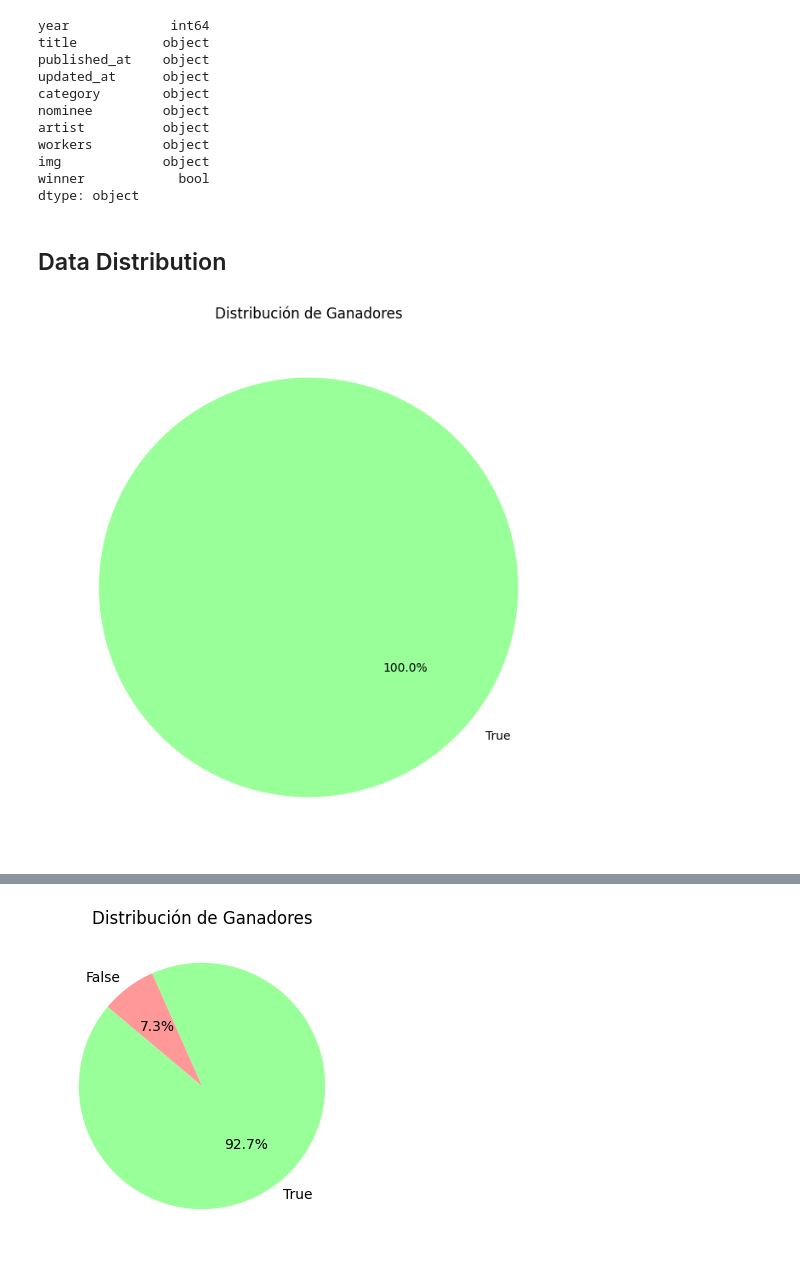
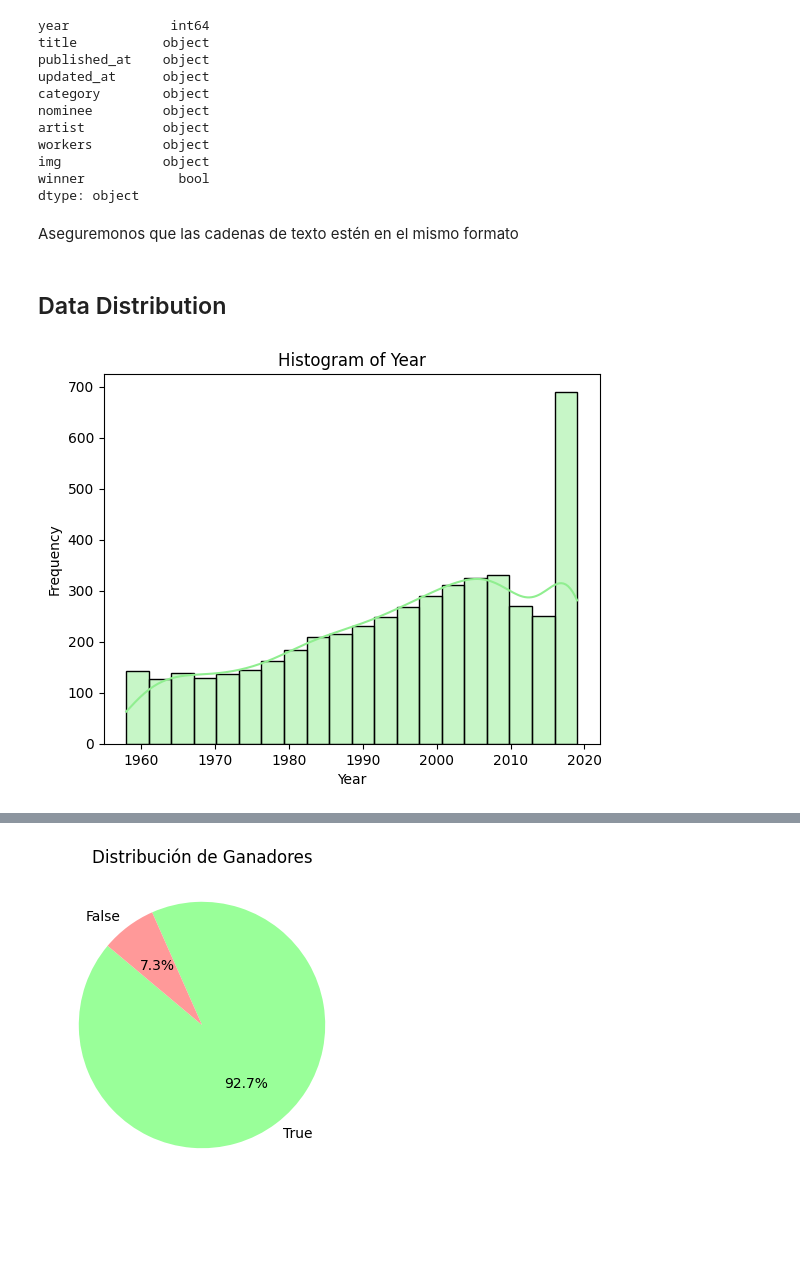
Before and after one commit to caroldvarela/workshop-02, a Jupyter notebook: notebooks/002_EDA_grammy.ipynb, the cells around one changed output, grey strips where cells are left out. Saved outputs shown, nothing was run; the diff lists cells and outputs as text; code cells hidden in the pictures; blank space fills up the shorter version.

```diff
--- a/notebooks/002_EDA_grammy.ipynb
+++ b/notebooks/002_EDA_grammy.ipynb
@@ -181,14 +182,21 @@ workers         object
 img             object
 winner            bool
 dtype: object
+# %% [markdown]
+Aseguremonos que las cadenas de texto estén en el mismo formato
+# %%
+df.loc[:, 'title'] = df['title'].str.title().str.strip()
+df.loc[:, 'category'] = df['category'].str.title().str.strip()
+df.loc[:, 'nominee'] = df['nominee'].str.title().str.strip()
+df.loc[:, 'artist'] = df['artist'].str.title().str.strip()
+df.loc[:, 'workers'] = df['workers'].str.title().str.strip()
 # %% [markdown]
 ## Data Distribution
-# %%
-counts = df['winner'].value_counts()
-
-plt.figure(figsize=(8, 8))
-plt.pie(counts, labels=counts.index, autopct='%1.1f%%', startangle=140, colors=['#99FF99', '#FF9999'])
-plt.title('Distribución de Ganadores')
-plt.show()
-# %% [output]
-[figure, removed]
+# %%
+sns.histplot(df['year'], kde=True, bins=20,color='lightgreen')
+plt.xlabel('Year')
+plt.ylabel('Frequency')
+plt.title('Histogram of Year')
+plt.show()
+# %% [output]
+[figure, added]
```
Also changed, not shown: parts of 65 cells of this notebook, 4 other files.
